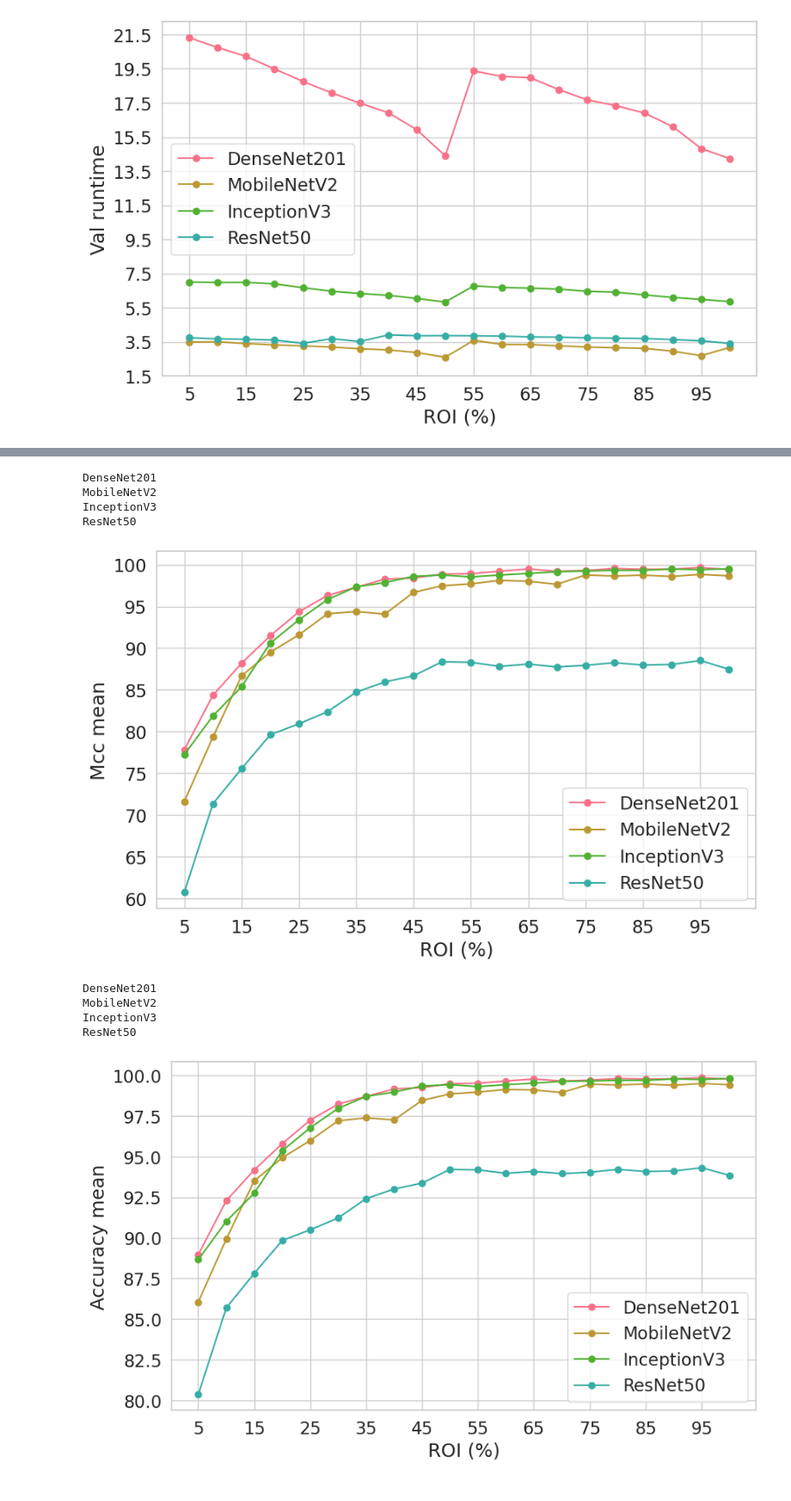
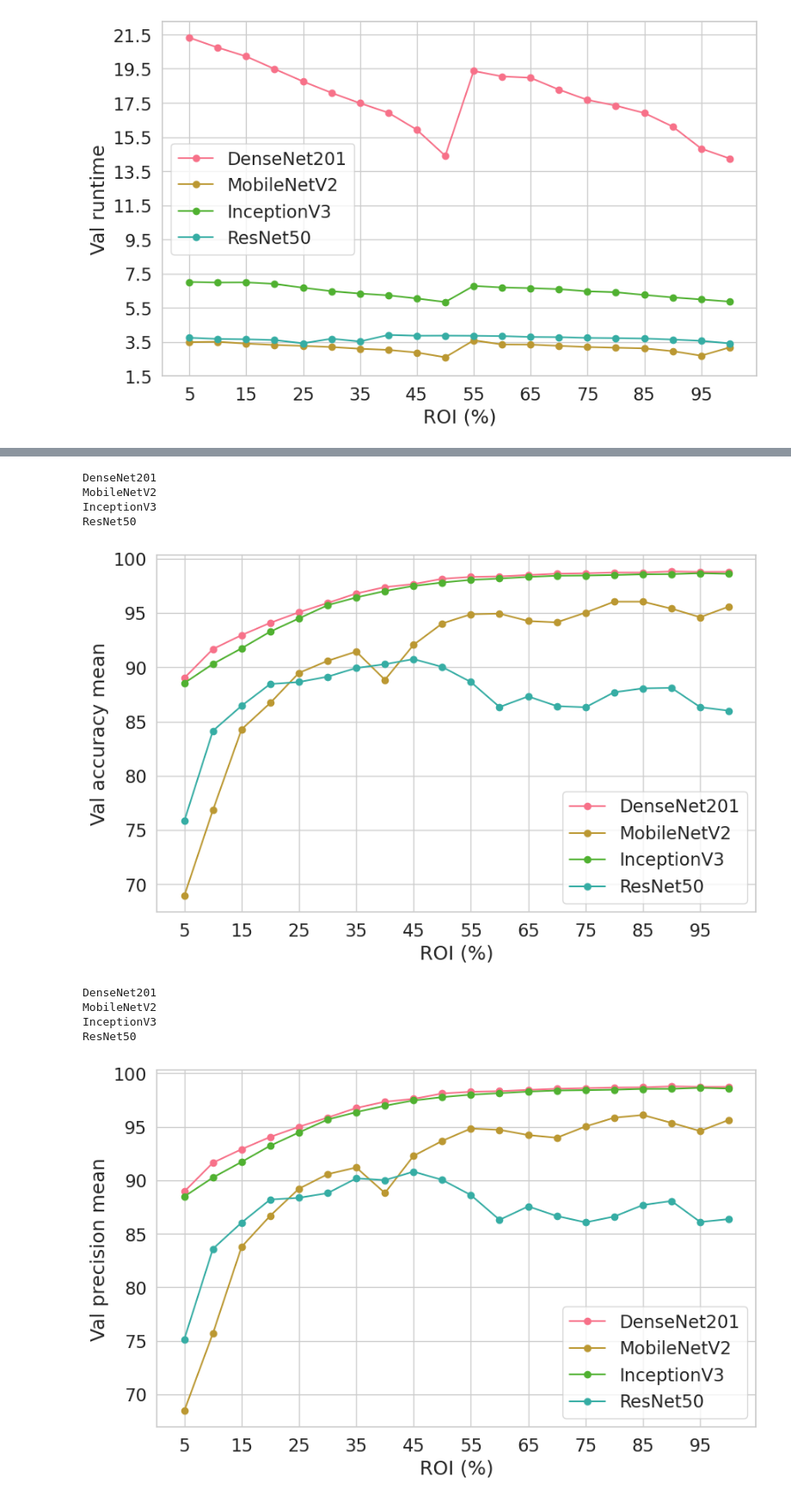
Before and after one commit to williancarddd/malaria-pibiti, a Jupyter notebook: 6_resultados/analitycs/by_train/plot.ipynb, the cells around one changed output, grey strips where cells are left out. Shown: that part at 86% size. Saved outputs shown, nothing was run; the diff lists cells and outputs as text; code cells hidden in the pictures.

```diff
--- a/6_resultados/analitycs/by_train/plot.ipynb
+++ b/6_resultados/analitycs/by_train/plot.ipynb
@@ -169,16 +160,16 @@ ResNet50
 # %%
-plot_comparison(main_pd, 'mcc_mean', '', 'ROI (%)', range_rois)
+plot_comparison(main_pd, 'val_accuracy_mean', '', 'ROI (%)', range_rois)
 # %% [output]
 DenseNet201
 MobileNetV2
 InceptionV3
 ResNet50
-[figure, old version]
+[figure, new version]
 # %%
-plot_comparison(main_pd, 'accuracy_mean', '', 'ROI (%)', range_rois)
+plot_comparison(main_pd, 'val_precision_mean', '', 'ROI (%)', range_rois)
 # %% [output]
 DenseNet201
 MobileNetV2
 InceptionV3
 ResNet50
-[figure, old version]
+[figure, new version]
```
Also changed, not shown: parts of 6 cells of this notebook, 23 other files.
